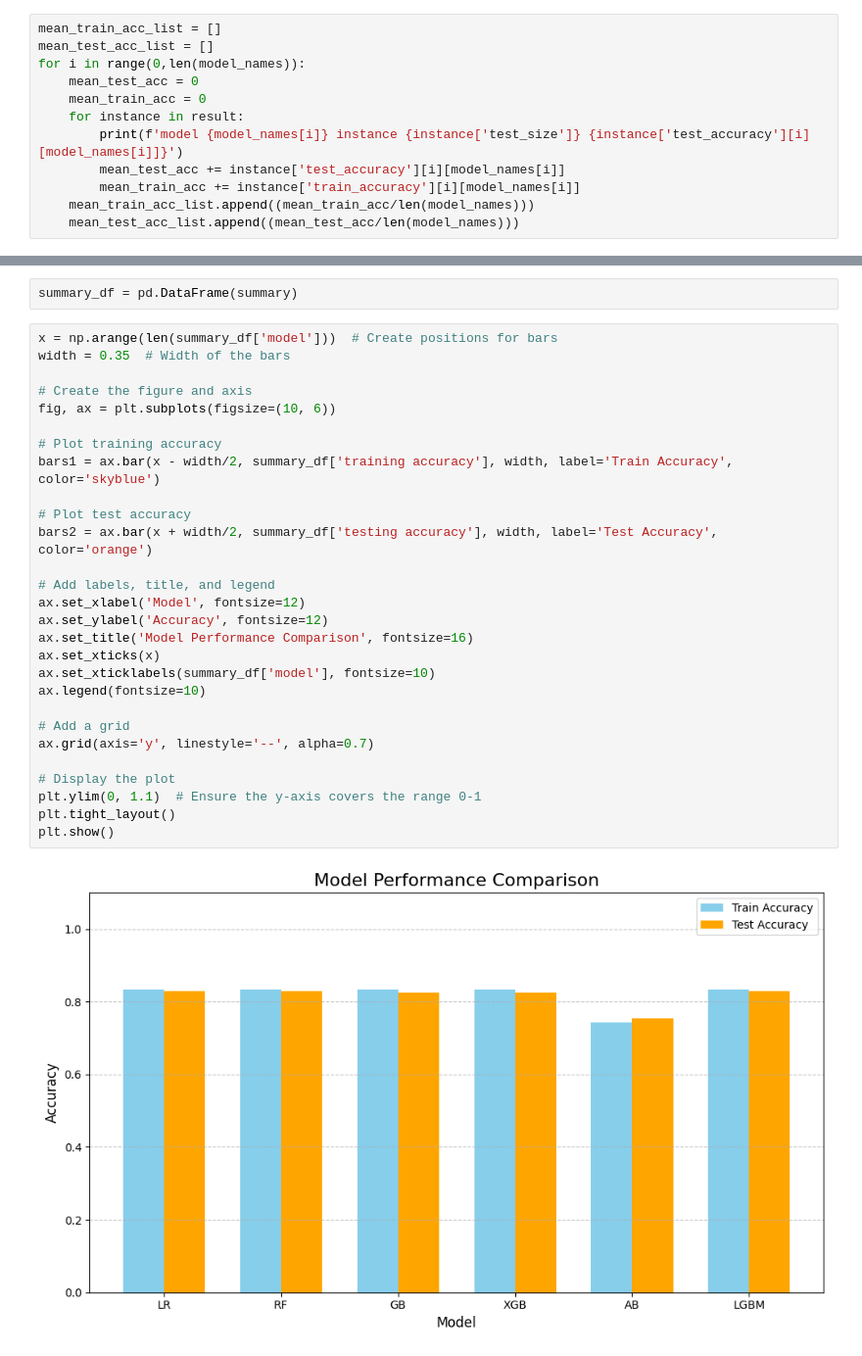
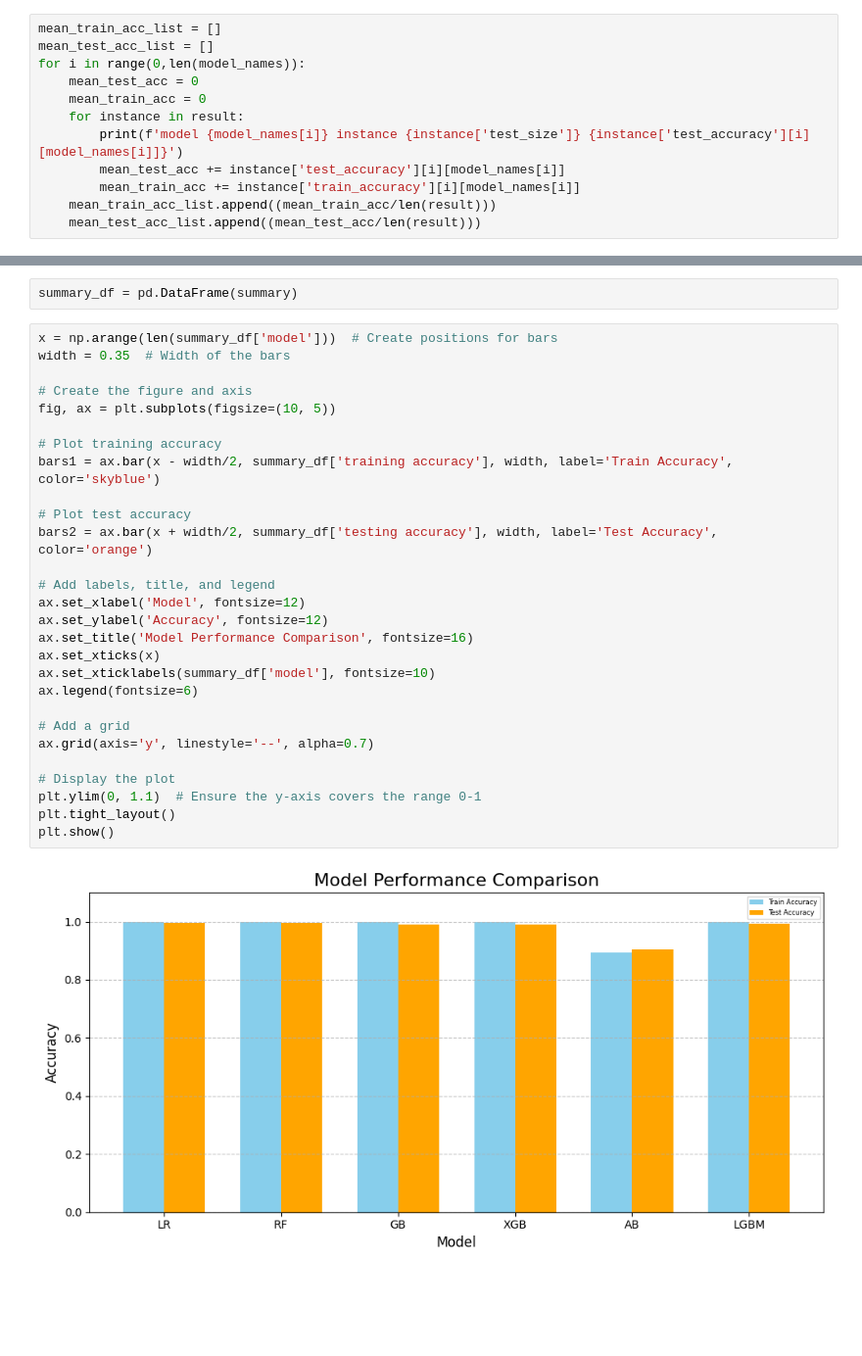
Before and after one commit to ABIR-CSE-2125/Cancer_Classification, a Jupyter notebook: main.ipynb, the cells around one changed output, grey strips where cells are left out. Shown: that part at 98% size. Drawn from its saved outputs; the diff is of its cells as text; blank space fills up the shorter version.

Commit message:
Test_Size Comaprisions

```diff
--- a/main.ipynb
+++ b/main.ipynb
@@ -325,8 +329,8 @@ for i in range(0,len(model_names)):
         print(f'model {model_names[i]} instance {instance['test_size']} {instance['test_accuracy'][i][model_names[i]]}')
         mean_test_acc += instance['test_accuracy'][i][model_names[i]]
         mean_train_acc += instance['train_accuracy'][i][model_names[i]]
-    mean_train_acc_list.append((mean_train_acc/len(model_names)))
-    mean_test_acc_list.append((mean_test_acc/len(model_names)))
+    mean_train_acc_list.append((mean_train_acc/len(result)))
+    mean_test_acc_list.append((mean_test_acc/len(result)))
 # %% [output]
 model LR instance 0.1 1.0
 model LR instance 0.25 1.0
@@ -364,30 +368,30 @@ summary_df = pd.DataFrame(summary)
 # %%
 x = np.arange(len(summary_df['model']))  # Create positions for bars
 width = 0.35  # Width of the bars
 
 # Create the figure and axis
-fig, ax = plt.subplots(figsize=(10, 6))
+fig, ax = plt.subplots(figsize=(10, 5))
 
 # Plot training accuracy
 bars1 = ax.bar(x - width/2, summary_df['training accuracy'], width, label='Train Accuracy', color='skyblue')
 
 # Plot test accuracy
 bars2 = ax.bar(x + width/2, summary_df['testing accuracy'], width, label='Test Accuracy', color='orange')
 
 # Add labels, title, and legend
 ax.set_xlabel('Model', fontsize=12)
 ax.set_ylabel('Accuracy', fontsize=12)
 ax.set_title('Model Performance Comparison', fontsize=16)
 ax.set_xticks(x)
 ax.set_xticklabels(summary_df['model'], fontsize=10)
-ax.legend(fontsize=10)
+ax.legend(fontsize=6)
 
 # Add a grid
 ax.grid(axis='y', linestyle='--', alpha=0.7)
 
 # Display the plot
 plt.ylim(0, 1.1)  # Ensure the y-axis covers the range 0-1
 plt.tight_layout()
 plt.show()
 # %% [output]
-[figure, old version]
+[figure, new version]
```
Also changed, not shown: parts of 6 cells of this notebook, 1 other file.
